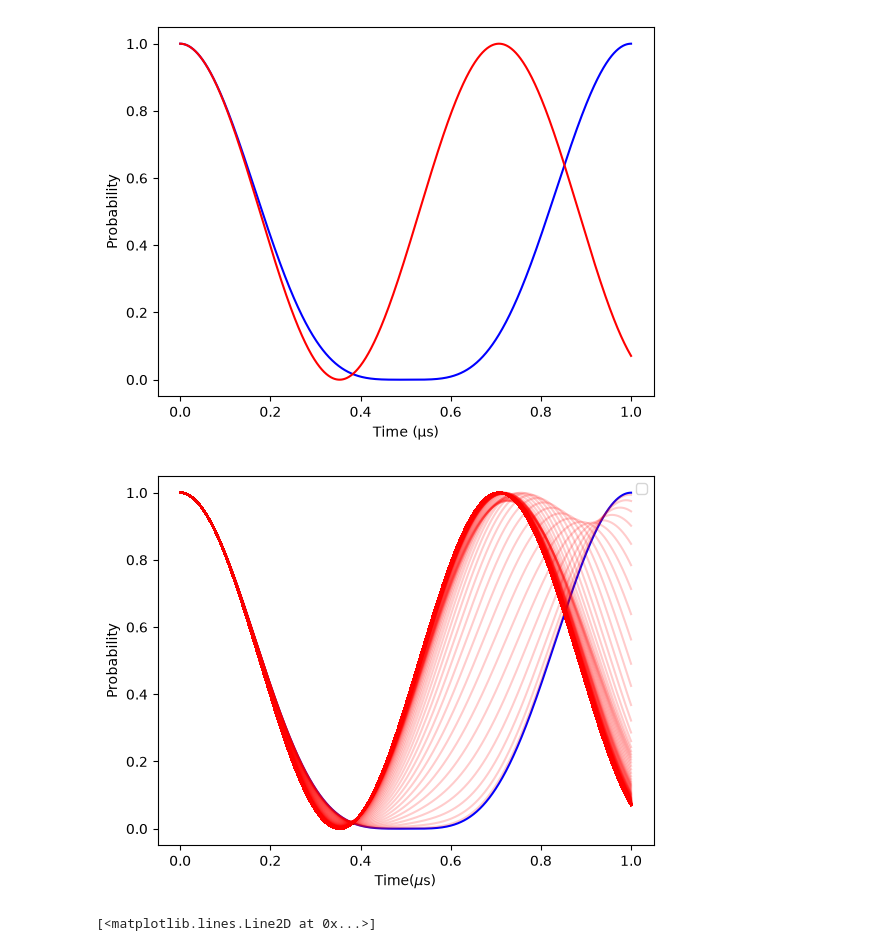
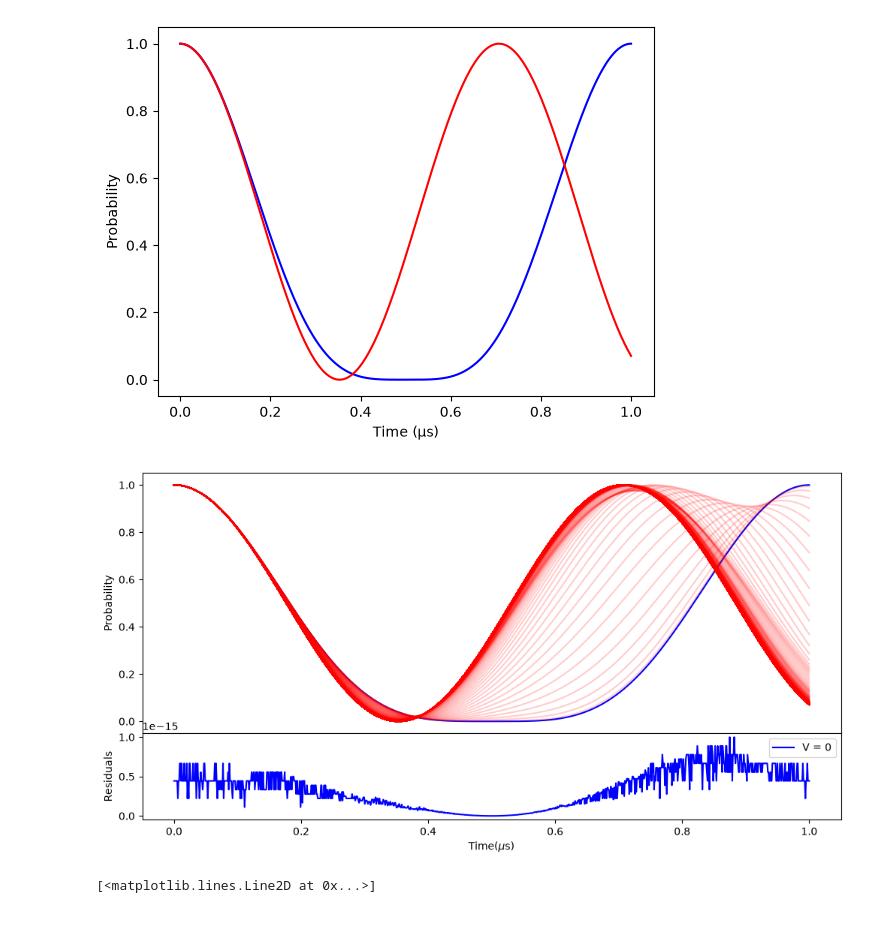
Before and after one commit to oscarfry05/Computing-Project, a Jupyter notebook: Milestone.ipynb, the cells around one changed output. Cells and saved outputs as stored; diff of their text form; code cells hidden in the pictures; blank space fills up the shorter version.

Commit message:
Residual plot for Phi_plus

```diff
--- a/Milestone.ipynb
+++ b/Milestone.ipynb
@@ -365,6 +365,10 @@ plt.show()
 [figure]
 # %%
 #Residual plot for |00> state
+
+#Set up the plot area
+fig, (ax_main, ax_residuals) = plt.subplots(2, 1, figsize=(12, 6), gridspec_kw={'height_ratios': [3, 1], "hspace": 0})
+
 # Plot the probability of 00 state for a range of V values
 times = np.linspace(0, 1e-6, 1000)
 
@@ -378,10 +382,10 @@ for V in V_values:
     P00 = probabilities[:,0]
 
     if V == 0:
-        plt.plot(times * 1e6, P00, color = 'blue')
+        ax_main.plot(times * 1e6, P00, color = 'blue')
 
     else:
-        plt.plot(times * 1e6, P00, color = 'red', alpha = 0.2)
+        ax_main.plot(times * 1e6, P00, color = 'red', alpha = 0.2)
 
 #Analytic solutions
 
@@ -394,38 +398,42 @@ for t in times:
 values_1 = np.array(values_1)
 
 values_2 = []
 
 for t in times:
     Probability = (np.cos((Omega * t)/ np.sqrt(2)))**2
     values_2.append(Probability)
 
 values_2 = np.array(values_2)
 
 #Numerical solution for V=0
 H = hamiltonian(Omega, Delta, phi, 0)
 states = solve_static(H, psi0, times)
 probabilities = np.abs(states)**2
 P00_V0 = probabilities[:,0]
 
 #Numerical solution for V >> Omega
 H = hamiltonian(Omega, Delta, phi, 2*np.pi*100*10**6)
 states = solve_static(H, psi0, times)
 probabilities = np.abs(states)**2
 P00_Vmax = probabilities[:,0]
 
 #Residuals
 residuals_V0 = P00_V0 - values_1
 residuals_Vmax = P00_Vmax - values_2
 
 #Plot residuals
+ax_residuals.plot(times * 1e6, residuals_V0, color = 'blue', label = 'V = 0')
+#ax_residuals.plot(times * 1e6, residuals_Vmax, color = 'red', label = 'V = Vmax')
 
-plt.xlabel('Time($\mu$s)')
-plt.ylabel('Probability')
-plt.grid(False)
-plt.legend()
+ax_residuals.set_xlabel('Time($\mu$s)')
+ax_residuals.set_ylabel('Residuals')
+ax_residuals.grid(False)
+ax_residuals.legend()
+ax_main.set_ylabel('Probability')
+ax_main.tick_params(labelbottom=False)
 plt.show()
 # %% [output]
-[figure, old version]
+[figure, new version]
 # %%
 #Analytic solution for phi+ state with V=0 and Delta=0
 times = np.linspace(0, 1e-6, 1000)
```
Also changed, not shown: parts of 1 cell of this notebook.
